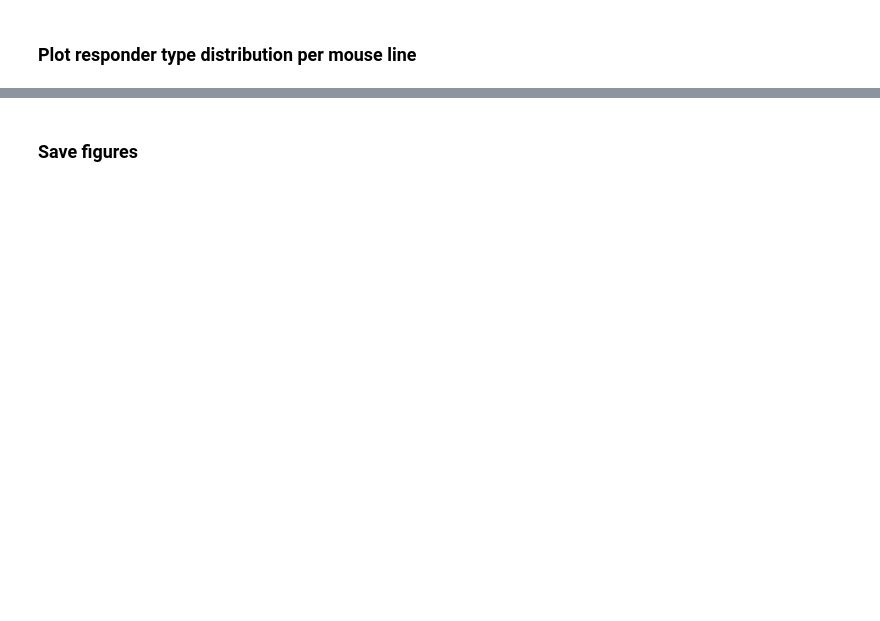
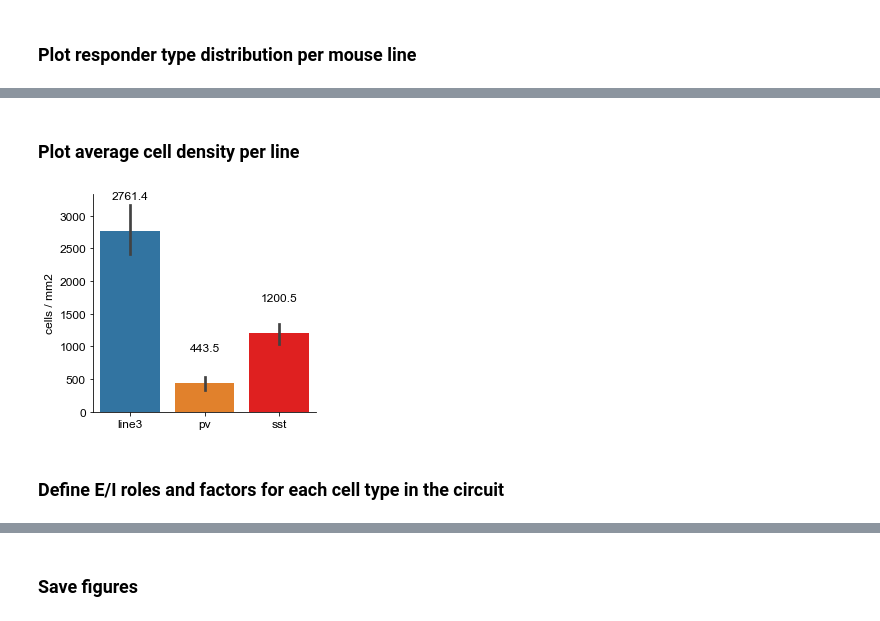
Before and after one commit to shohamlab/usnm2p, a Jupyter notebook: main_analysis.ipynb, the cells around one changed output, grey strips where cells are left out. Drawn from its saved outputs; the diff is of its cells as text; code cells hidden in the pictures; blank space fills up the shorter version.

```diff
--- a/main_analysis.ipynb
+++ b/main_analysis.ipynb
@@ -321,0 +254,29 @@ figs['net_effects'].tight_layout()
+# %% [markdown]
+### Plot average cell density per line
+# %%
+# Compute cell densities from cell counts
+Lx = Ly = .5  # FOV dimensions (mm)
+fov_area = Lx * Ly  # mm2
+densities = (counts / fov_area).rename('cells / mm2')
+
+# Plot average cell densities
+fs = 12
+fig, ax = plt.subplots(figsize=(4, 4))
+sns.despine(ax=ax)
+sns.barplot(
+    data=densities.reset_index(),
+    ax=ax,
+    x=Label.LINE,
+    y=densities.name,
+    palette=Palette.LINE,
+)
+for container in ax.containers:
+    ax.bar_label(container, fmt='%.1f', fontsize=fs, padding=30)
+for item in ax.get_xticklabels() + ax.get_yticklabels():
+    item.set_fontsize(fs)
+ax.set_xlabel(None)
+ax.set_ylabel(densities.name, fontsize=fs);
+# %% [output]
+[figure, added]
+# %% [markdown]
+### Define E/I roles and factors for each cell type in the circuit
```
Also changed, not shown: parts of 16 cells of this notebook, 5 other files.
